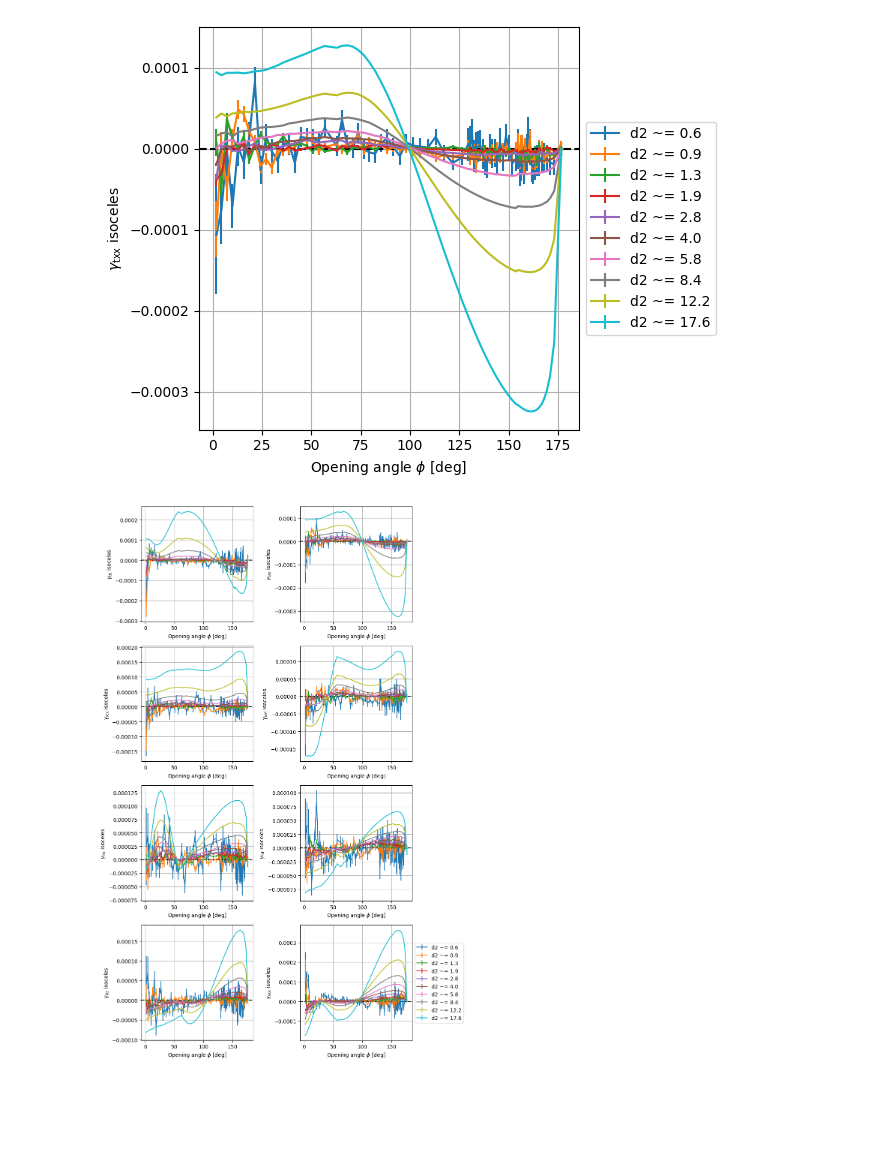
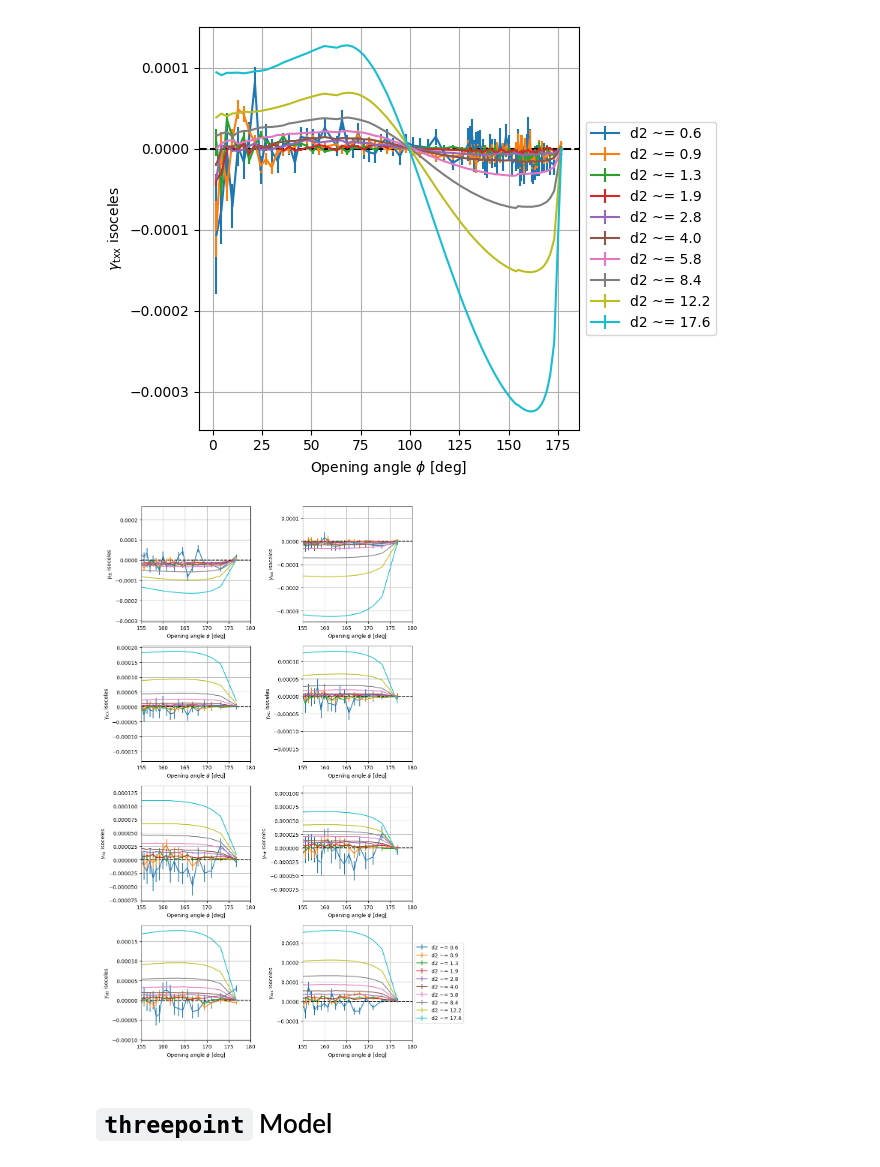
Before and after one commit to shubhagrawal30/aberrations, a Jupyter notebook: playgrounds/other_3pt.ipynb, the cells around one changed output. Cells and saved outputs as stored; diff of their text form; code cells hidden in the pictures; blank space fills up the shorter version.

````diff
--- a/playgrounds/other_3pt.ipynb
+++ b/playgrounds/other_3pt.ipynb
@@ -195,25 +195,27 @@ def var_func(ggg):
 # %%
 g_funcs = [g_ttt_func, g_txx_func, g_xtx_func, g_xxt_func, g_ttx_func, g_txt_func, g_xtt_func, g_xxx_func]
 labels = ["{\\rm ttt}", "{\\rm txx}", "{\\rm xtx}", "{\\rm xxt}", "{\\rm ttx}", "{\\rm txt}", "{\\rm xtt}", "{\\rm xxx}"]
 
 fig, axs = plt.subplots(4, 2, figsize=(10, 15))
 
 for label, g_func, ax in zip(labels, g_funcs, axs.ravel()):
 
     phi, g_txx, sig_txx, meanr = get_gamma_func(g_func, var_func)
     lines = []
     for ir in range(nr):
         line = ax.errorbar(phi[ir], g_txx[ir], sig_txx[ir])
         lines.append((line, 'd2 ~= %.1f'%meanr[ir]))
     ax.set_xlabel(r'Opening angle $\phi$ [deg]')
     ax.set_ylabel(r'$\gamma_{}$ isoceles'.format(label))
-
+    ax.set_xlim([155, 180])
     fig.set_tight_layout(True)
     ax.grid()
     ax.axhline(y=0, ls="--", color="black")
 plt.legend(*(list(zip(*lines))), loc='center left', bbox_to_anchor=(1, 0.5))
-plt.savefig("./../figs/other3pt/20230112_mike_paper.pdf", dpi=300)
+# plt.savefig("./../figs/other3pt/20230112_mike_paper.pdf", dpi=300)
 plt.show()
 plt.close()
 # %% [output]
-[figure, old version]
+[figure, new version]
+# %% [markdown]
+# ```threepoint``` Model
````
Also changed, not shown: parts of 3 cells of this notebook, 2 other files.
